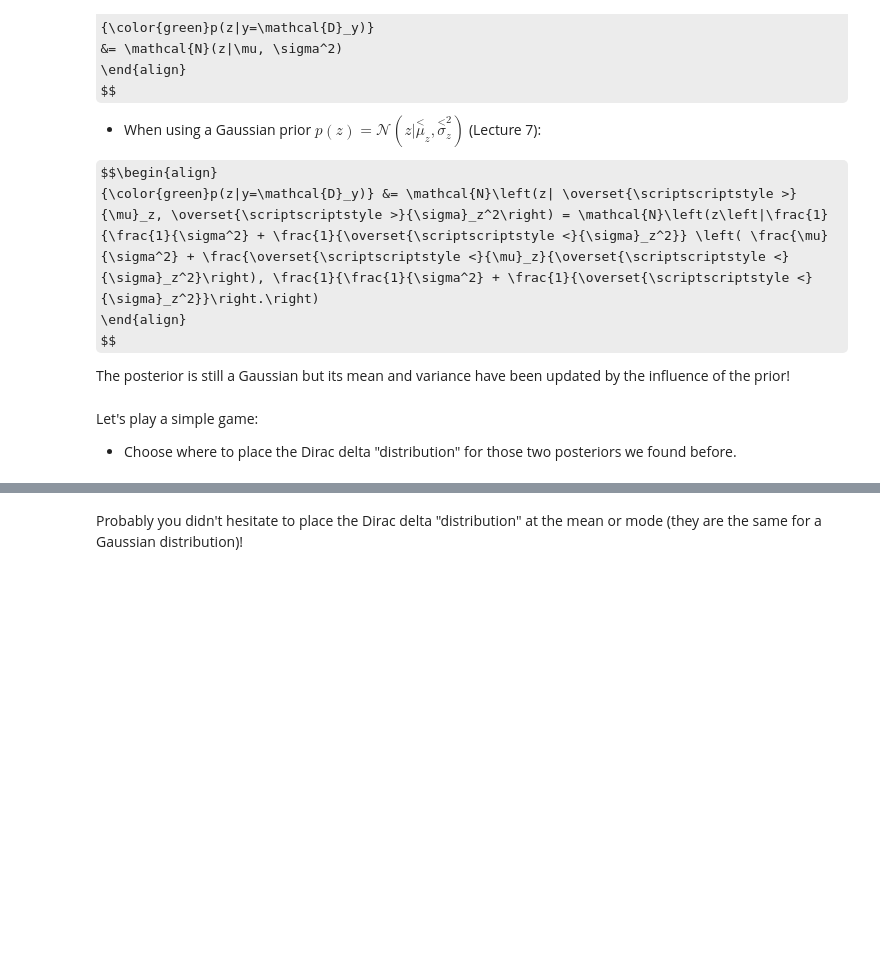
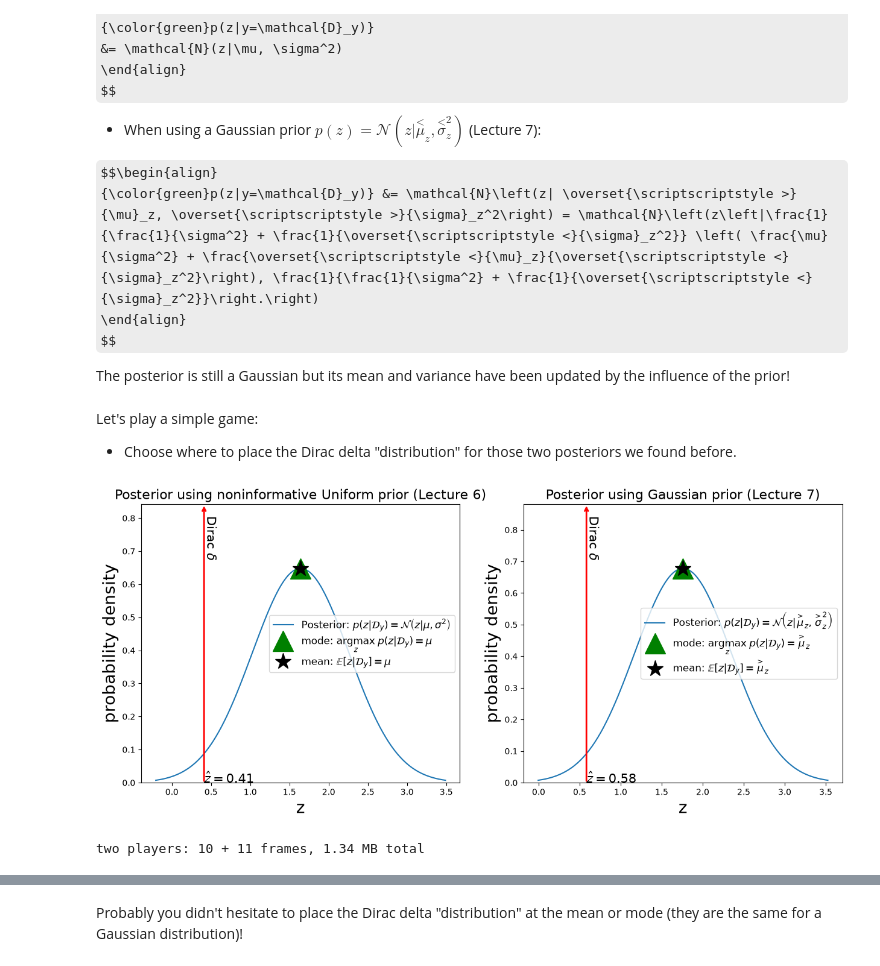
Before and after one commit to bessagroup/3dasm_course, a Jupyter notebook: Lectures/Lecture08/3dasm_Lecture8.ipynb, the cells around one changed output, grey strips where cells are left out. Cells and saved outputs as stored; diff of their text form; code cells hidden in the pictures; some formulas as TeX source; blank space fills up the shorter version.

```diff
--- a/Lectures/Lecture08/3dasm_Lecture8.ipynb
+++ b/Lectures/Lecture08/3dasm_Lecture8.ipynb
@@ -318,5 +318,77 @@ def Posteriors_and_Dirac_delta(z_hat_case1=mu_posterior_UniformPrior-2*sigma_pos
     plt.close(fig_Dirac)
 # %%
 # Static plot (I skip this cell in presentations, but use it when printing slides to PDF)
-#Posteriors_and_Dirac_delta(z_hat_case1=mu_posterior_UniformPrior-2*sigma_posterior_UniformPrior,
-#                           z_hat_case2=mu_posterior_GaussianPrior-2*sigma_posterior_GaussianPrior)
+Posteriors_and_Dirac_delta(z_hat_case1=mu_posterior_UniformPrior-2*sigma_posterior_UniformPrior,
+                           z_hat_case2=mu_posterior_GaussianPrior-2*sigma_posterior_GaussianPrior)
+# %% [output]
+[figure, added]
+# %%
+# Hidden. Pre-renders the two Dirac-delta sweeps as JavaScript players.
+# Each slider only ever moves its own panel, so two independent players of ~13 frames
+# replace a 13x13 grid. No ipywidgets, no kernel needed once this cell has run.
+from matplotlib.animation import FuncAnimation
+from IPython.display import HTML
+
+# --- displayed size -----------------------------------------------------------
+# Frames are rendered at PLAYER_DPI and displayed at PLAYER_SCALE of natural size,
+# so the browser downscales a sharp image rather than showing a soft one.
+PLAYER_WIDTH_PX = 573    # <-- displayed width on screen, in CSS pixels
+PLAYER_DPI      = 120     # <-- render resolution; raise for a sharper image at browser zoom
+                         #     (150% zoom needs ~115 dpi to stop upscaling; 120 gives headroom)
+
+def _scaled(html, fig_w_inches=None):
+    import uuid
+    uid = "pl" + uuid.uuid4().hex[:8]
+    return (f'<div class="{uid}">'
+            f'<style>.{uid} div.animation img{{width:{PLAYER_WIDTH_PX}px;height:auto}}</style>'
+            f'{html}</div>')
+
+def _delta_player(zrange, pdf_values, z_mode, pdf_at_mode, pdf_at_mean, step, title, curve_label,
+                  mode_label, mean_label):
+    fig, ax = plt.subplots(figsize=(7.5, 6), dpi=PLAYER_DPI)
+    ax.plot(zrange, pdf_values, label=curve_label)
+    ax.set_ylim(0, 1.3*pdf_at_mode)
+    ax.plot(z_mode, pdf_at_mean, 'g^', markersize=25, linewidth=2, label=mode_label)
+    ax.plot(z_mode, pdf_at_mode, 'k*', markersize=20, linewidth=2, label=mean_label)
+    ax.set_xlabel("z", fontsize=20)
+    ax.set_ylabel("probability density", fontsize=20)
+    ax.legend(loc='center right', fontsize=12)
+    ax.set_title(title, fontsize=16)
+    moving = []
+    def frame(z_hat):
+        while moving:
+            moving.pop().remove()
+        moving.append(ax.annotate("", xy=(z_hat, 0), xycoords='data',
+                                  xytext=(z_hat, 1.3*pdf_at_mode), textcoords='data',
+                                  arrowprops=dict(arrowstyle="<-", connectionstyle="arc3",
+                                                  color='r', lw=2)))
+        moving.append(ax.text(z_hat, pdf_at_mode*1.05, r'Dirac $\delta$', rotation=-90, fontsize=15))
+        moving.append(ax.text(z_hat, 0, r'$\hat{z}=%1.2f$' % z_hat, fontsize=15))
+        return moving
+    frames = np.arange(min(zrange), max(zrange), step)
+    html = FuncAnimation(fig, frame, frames=frames, blit=False).to_jshtml(default_mode='once')
+    plt.close(fig)
+    return _scaled(html, 7.5), len(frames)
+
+_p1, _n1 = _delta_player(
+    zrange_case1, posterior_pdf_values_case1, mu_posterior_UniformPrior,
+    pdf_at_mode_case1, pdf_at_mean_case1, 6/10*sigma_posterior_UniformPrior,
+    "Posterior using noninformative Uniform prior (Lecture 6)",
+    r"Posterior: $p(z|\mathcal{D}_y) = \mathcal{N}\left(z| \mu, \sigma^2\right)$",
+    r'mode: $\underset{z}{\mathrm{argmax}}\; p(z|\mathcal{D}_y)=\mu$',
+    r'mean: $\mathbb{E}[z|\mathcal{D}_y]=\mu$')
+
+_p2, _n2 = _delta_player(
+    zrange_case2, posterior_pdf_values_case2, mu_posterior_GaussianPrior,
+    pdf_at_mode_case2, pdf_at_mean_case2, 6/10*sigma_posterior_GaussianPrior,
+    "Posterior using Gaussian prior (Lecture 7)",
+    r"Posterior: $p(z|\mathcal{D}_y) = \mathcal{N}\left(z| \overset{>}{\mu}_z, \overset{>}{\sigma}_z^2\right)$",
+    r'mode: $\underset{z}{\mathrm{argmax}}\; p(z|\mathcal{D}_y)=\overset{>}{\mu}_z$',
+    r'mean: $\mathbb{E}[z|\mathcal{D}_y]=\overset{>}{\mu}_z$')
+
+_posteriors_players = HTML(
+    '<div style="display:flex;gap:10px;flex-wrap:wrap;justify-content:center">'
+    f'<div>{_p1}</div><div>{_p2}</div></div>')
+print(f"two players: {_n1} + {_n2} frames, {(len(_p1)+len(_p2))/1e6:.2f} MB total")
+# %% [output]
+two players: 10 + 11 frames, 1.34 MB total
```
Also changed, not shown: parts of 7 cells of this notebook.
